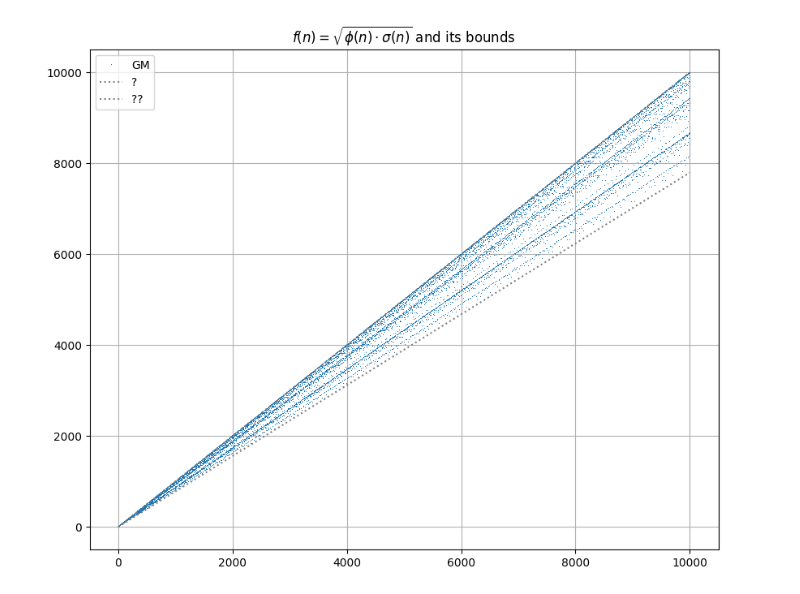
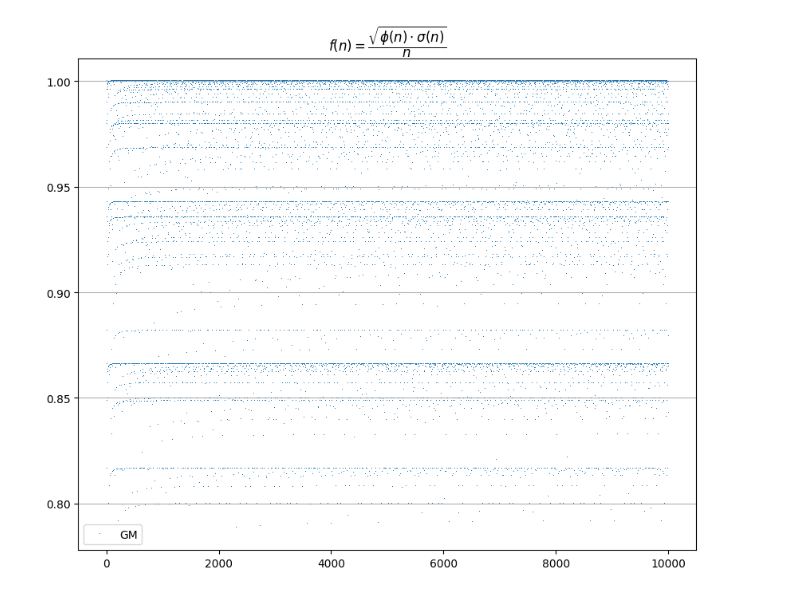
Before and after one commit to zh0ngy1l1/extended_essay, a Jupyter notebook: extended_essay/gather_stats/test.ipynb, the cells around one changed output. Saved outputs shown, nothing was run; the diff lists cells and outputs as text; code cells hidden in the pictures.

```diff
--- a/extended_essay/gather_stats/test.ipynb
+++ b/extended_essay/gather_stats/test.ipynb
@@ -38,35 +38,34 @@ init_pfactorize()
 AM = [(totient[i] + sigma[i])/2 for i in range(N+1)]
 GM = [(totient[i]*sigma[i])**0.5 for i in range(N+1)]
 HM = [0] + [2/(1/totient[i]+1/sigma[i]) for i in range(1, N+1)]
+
+GM_norm = [0] + [GM[i]/i for i in range(1, N+1)]
 # %%
 
 import numpy as np
 import matplotlib.pyplot as plt
 
 plt.figure(figsize=(10, 8), dpi=100)
 x = np.arange(1, N+1)  # Correct range: 1 to 100 inclusive
+
 
 # Customize ticks (only every 25 on x, every 50 on y)
 #plt.xticks(np.arange(0, N+1, 25))  # x-ticks every 25
 #plt.yticks(np.arange(0, max(sigma[1:N+1]) + 50, 50))  # y-ticks every 50
 
 # Major gridlines (every 25 in x, every 50 in y) - DEFAULT
 #plt.grid(True, which='major', color='gray', linestyle='-', linewidth=0.7)
 
 # Minor gridlines (every 5 in x, every 10 in y) - LIGHTER
 #plt.grid(True, which='minor', color='lightgray', linestyle='--', linewidth=0.5, alpha=0.5)
 #plt.minorticks_on()  # Enable minor ticks
 
-plt.plot(x, GM[1:N+1], ',', label='GM')
-
-plt.plot(x, x, ':', label='?', color='gray')
-
-plt.plot(x, x*c, ':', label='??', color='gray')
+plt.plot(x, GM_norm[1:N+1], ',', label='GM')
 
 # Customize the plot
-plt.title('$f(n) = \sqrt{\phi(n)\cdot\sigma(n)}$ and its bounds')
+plt.title('$f(n) = \dfrac{\sqrt{\phi(n)\cdot\sigma(n)}}{n}$')
 plt.legend()
-plt.grid(True)
+plt.grid(True, axis='y')
 plt.show()
 # %% [output]
-[figure, old version]
+[figure, new version]
```
Also changed, not shown: 3 other files.
